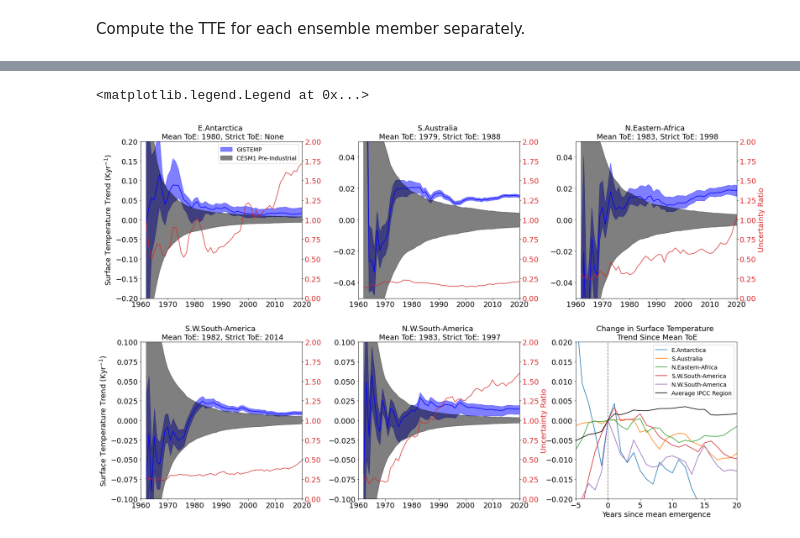
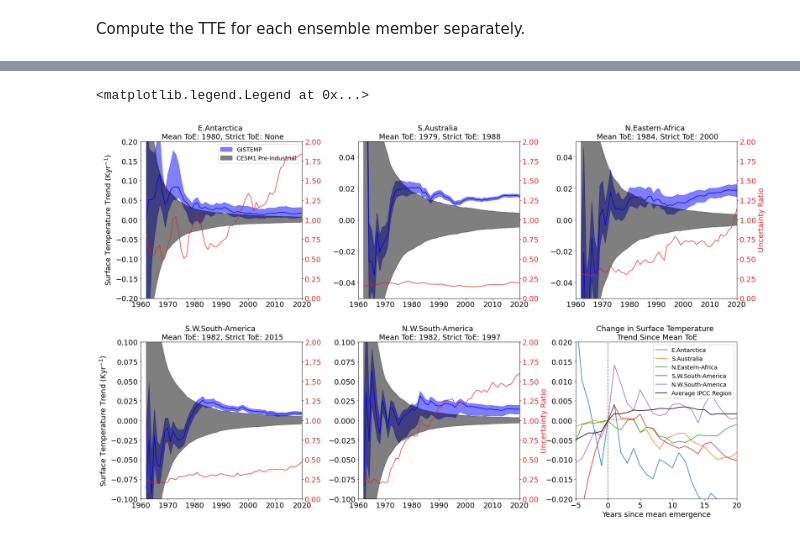
Before and after one commit to jshaw35/internalvar-vs-obsunc, a Jupyter notebook: figures/draft1_figure2.ipynb, the cells around one changed output, grey strips where cells are left out. Drawn from its saved outputs; the diff is of its cells as text; code cells hidden in the pictures.

Commit message:
Updated to 20240102 version of GISTEMP uncertainty ensemble (2x2 is interpolated to 5x5 for spatial analysis)

```diff
--- a/figures/draft1_figure2.ipynb
+++ b/figures/draft1_figure2.ipynb
@@ -104,7 +113,7 @@ Also load trend percentiles for cone plots
 gistemp_5x5_spatial_trendpercs_filepath  = glob.glob('%s/%s/*Spatial*.Percentiles*.nc' % (obs_tseries_dir,gistemp_5x5_dir))
 hadcrut5_spatial_trendpercs_filepath     = glob.glob('%s/%s/*Spatial*.Percentiles*.nc' % (obs_tseries_dir,hadcrut5_dir))
 # %%
-gistemp_5x5_regional_trendpercs_filepath  = glob.glob('%s/%s/*.196001-202012.trends.Percentiles*.nc' % (obs_tseries_dir,gistemp_5x5_dir))
+gistemp_regional_trendpercs_filepath  = glob.glob('%s/%s/*.196001-202012.trends.Percentiles*.nc' % (obs_tseries_dir,gistemp_2x2_dir))
 hadcrut5_regional_trendpercs_filepath     = glob.glob('%s/%s/*.196001-202012.trends.Percentiles*.nc' % (obs_tseries_dir,hadcrut5_dir))
 # %% [markdown]
 Load the trend data
@@ -125,5 +134,5 @@ hadcrut5_spatial_trendpercs_all     = xr.open_dataarray(*hadcrut5_spatial_trendp
 # %%
-gistemp_5x5_regional_trendpercs_all  = xr.open_dataarray(*gistemp_5x5_regional_trendpercs_filepath).drop('startyear')
+gistemp_regional_trendpercs_all  = xr.open_dataarray(*gistemp_regional_trendpercs_filepath).drop('startyear')
 hadcrut5_regional_trendpercs_all     = xr.open_dataarray(*hadcrut5_regional_trendpercs_filepath).drop('startyear')
 # %% [markdown]
 ### Compute TTE generally
@@ -242,10 +251,10 @@ Wall time: 10.1 s
 # %%
 cesm1_pic_95confspread   = cesm1_pic_regional_trends_all.sel(percentile=97.5) - cesm1_pic_regional_trends_all.sel(percentile=2.5)
-gistemp_reg_95confspread = gistemp_5x5_regional_trendpercs_all.sel(percentile=97.5) - gistemp_5x5_regional_trendpercs_all.sel(percentile=2.5)
+gistemp_reg_95confspread = gistemp_regional_trendpercs_all.sel(percentile=97.5) - gistemp_regional_trendpercs_all.sel(percentile=2.5)
 
 gistemp_cesm1_uncratio = gistemp_reg_95confspread / cesm1_pic_95confspread
 # %%
-gistemp_5x5_trends_50perc_reindex = gistemp_5x5_regional_trendpercs_all.sel(percentile=50.0).copy()
+gistemp_5x5_trends_50perc_reindex = gistemp_regional_trendpercs_all.sel(percentile=50.0).copy()
 regional_tte_data = regional_box[0]
 
 mean_tte  = regional_tte_data.sel(model='CESM1',obs='GISTEMP_5x5',metric='mean')
@@ -288,7 +297,7 @@ fig.subplots_adjust(hspace=0.28,wspace=0.35)
 region_indices = [44,42,23,13,9]
 region_ylims   = [[-0.2,0.2],[-0.05,0.05],[-0.05,0.05],[-0.1,0.1],[-0.1,0.1],]
 
-obs_percentile_data   = gistemp_5x5_regional_trendpercs_all
+obs_percentile_data   = gistemp_regional_trendpercs_all
 model_percentile_data = cesm1_pic_regional_trends_all
 
 year_gistemp = 1960 + obs_percentile_data.duration - 1
@@ -366,33 +375,33 @@ axs2[4].set_ylabel('Uncertainty Ratio', color=color,fontsize=18)
 # axs2[5].set_ylabel('Uncertainty Ratio', color=color,fontsize=18)
 
 axs[0].legend(fontsize=14)
 
 for region_index in region_indices:
 
     # Plot the trends shifted to the time of emergence
     region_trends = obs_percentile_data.sel(percentile=50.0,RegionIndex=region_index) # Select region
     region_mean_tte = mean_tte.sel(RegionIndex=region_index) # Get ToE
     duration_at_emergence = region_mean_tte-1960+1 # Get the duration of trends at ToE
     region_trends_corrected = region_trends - region_trends.sel(duration=duration_at_emergence) # shift the trends to the ToE year
 
     # Correct for the trends changing
     year_from_toe = 1960 + region_trends_corrected.duration - 1 # shift the year to the ToE year
     axs[5].plot(year_from_toe - region_mean_tte,region_trends_corrected,label=region_trends_corrected.RegionName.values)
 
 axs[5].plot(delay_da.delay,delay_da-delay_da.sel(delay=0),color='black',label='Average IPCC Region')
 
 axs[5].vlines(0,-0.02,0.05,color='grey',linestyle='dashed',zorder=-1)
 axs[5].set_xlim(-5,20)
 axs[5].set_ylim(-0.02,0.02)
 
 axs[5].set_xlabel('Years since mean emergence',fontsize=18)
 # axs[5].set_ylabel('Change in Surface Temperature Trend Since Emergence (Kyr$^{-1}$)',fontsize=18)
 axs[5].set_title('Change in Surface Temperature \n Trend Since Mean ToE',fontsize=18)
 axs[5].tick_params(axis='both',labelsize=18)
 
 axs[5].legend(fontsize=14)
 # %% [output]
 <matplotlib.legend.Legend at 0x...>
-[figure, old version]
+[figure, new version]
 # %%
 to_png(file=fig,filename='draft2_fig2_cones',dpi=300,ext='png',bbox_inches='tight') # or .pdf
```
Also changed, not shown: parts of 16 cells of this notebook, 7 other files.
